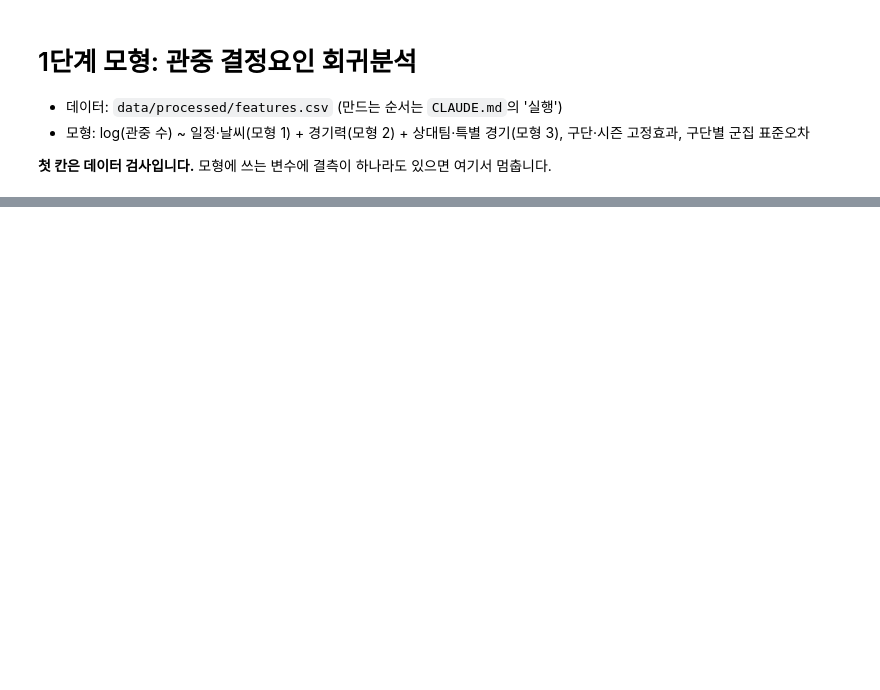
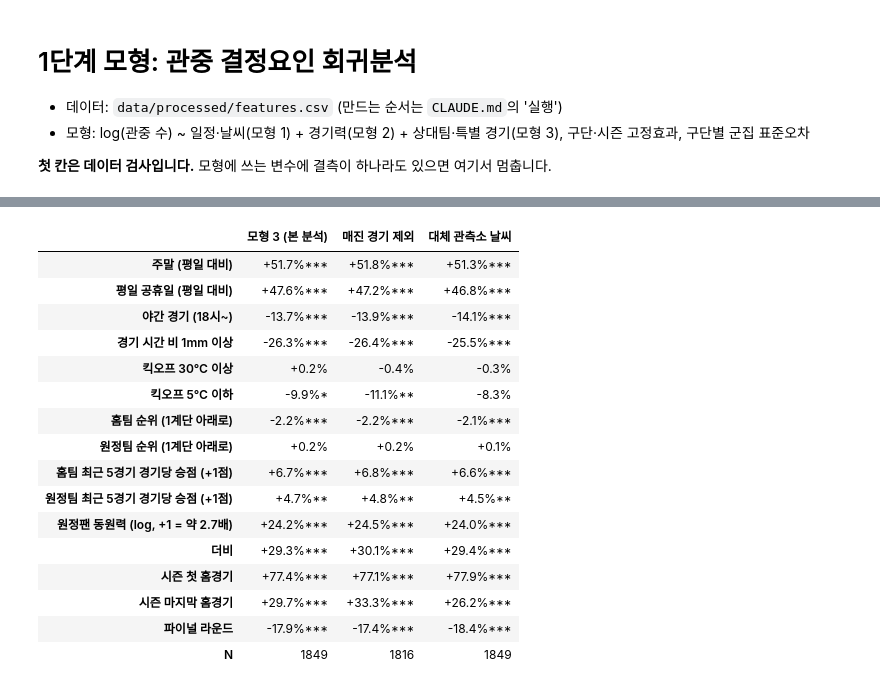
Before and after one commit to kkangho5467/kleague-attendance-analysis, a Jupyter notebook: notebooks/02_models.ipynb, the cells around one changed output, grey strips where cells are left out. Saved outputs shown, nothing was run; the diff lists cells and outputs as text; code cells hidden in the pictures; blank space fills up the shorter version.

```diff
--- a/notebooks/02_models.ipynb
+++ b/notebooks/02_models.ipynb
@@ -31,0 +207,34 @@ print(f"검사 통과: {len(model_df)}경기 (제외 {df['excluded'].sum()}경
+# %%
+sens = {
+    "모형 3 (본 분석)": models["모형 3"],
+    "매진 경기 제외": fit(M3, d[d["sellout_proxy"] == 0]),
+    "대체 관측소 날씨": fit(M3.replace("rain", "rain_alt").replace("hot", "hot_alt").replace("cold", "cold_alt"), d),
+}
+ALT = {"rain_alt": "rain", "hot_alt": "hot", "cold_alt": "cold"}
+def table_alt(m):
+    t = pd.DataFrame({"b": m.params.rename(ALT), "p": m.pvalues.rename(ALT)})
+    t = t.loc[[k for k in LABELS if k in t.index]]
+    t.index = [LABELS[k] for k in t.index]
+    return t.apply(lambda r: f"{(np.exp(r['b']) - 1) * 100:+.1f}%{stars(r['p'])}", axis=1)
+cmp = pd.concat({k: table_alt(m) for k, m in sens.items()}, axis=1)
+cmp = cmp.astype(object)
+cmp.loc["N"] = [int(m.nobs) for m in sens.values()]
+cmp
+# %% [output]
+|  | 모형 3 (본 분석) | 매진 경기 제외 | 대체 관측소 날씨 |
+| 주말 (평일 대비) | +51.7%*** | +51.8%*** | +51.3%*** |
+| 평일 공휴일 (평일 대비) | +47.6%*** | +47.2%*** | +46.8%*** |
+| 야간 경기 (18시~) | -13.7%*** | -13.9%*** | -14.1%*** |
+| 경기 시간 비 1mm 이상 | -26.3%*** | -26.4%*** | -25.5%*** |
+| 킥오프 30℃ 이상 | +0.2% | -0.4% | -0.3% |
+| 킥오프 5℃ 이하 | -9.9%* | -11.1%** | -8.3% |
+| 홈팀 순위 (1계단 아래로) | -2.2%*** | -2.2%*** | -2.1%*** |
+| 원정팀 순위 (1계단 아래로) | +0.2% | +0.2% | +0.1% |
+| 홈팀 최근 5경기 경기당 승점 (+1점) | +6.7%*** | +6.8%*** | +6.6%*** |
+| 원정팀 최근 5경기 경기당 승점 (+1점) | +4.7%** | +4.8%** | +4.5%** |
+| 원정팬 동원력 (log, +1 = 약 2.7배) | +24.2%*** | +24.5%*** | +24.0%*** |
+| 더비 | +29.3%*** | +30.1%*** | +29.4%*** |
+| 시즌 첫 홈경기 | +77.4%*** | +77.1%*** | +77.9%*** |
+| 시즌 마지막 홈경기 | +29.7%*** | +33.3%*** | +26.2%*** |
+| 파이널 라운드 | -17.9%*** | -17.4%*** | -18.4%*** |
+| N | 1849 | 1816 | 1849 |
```
Also changed, not shown: parts of 11 cells of this notebook, 7 other files.
